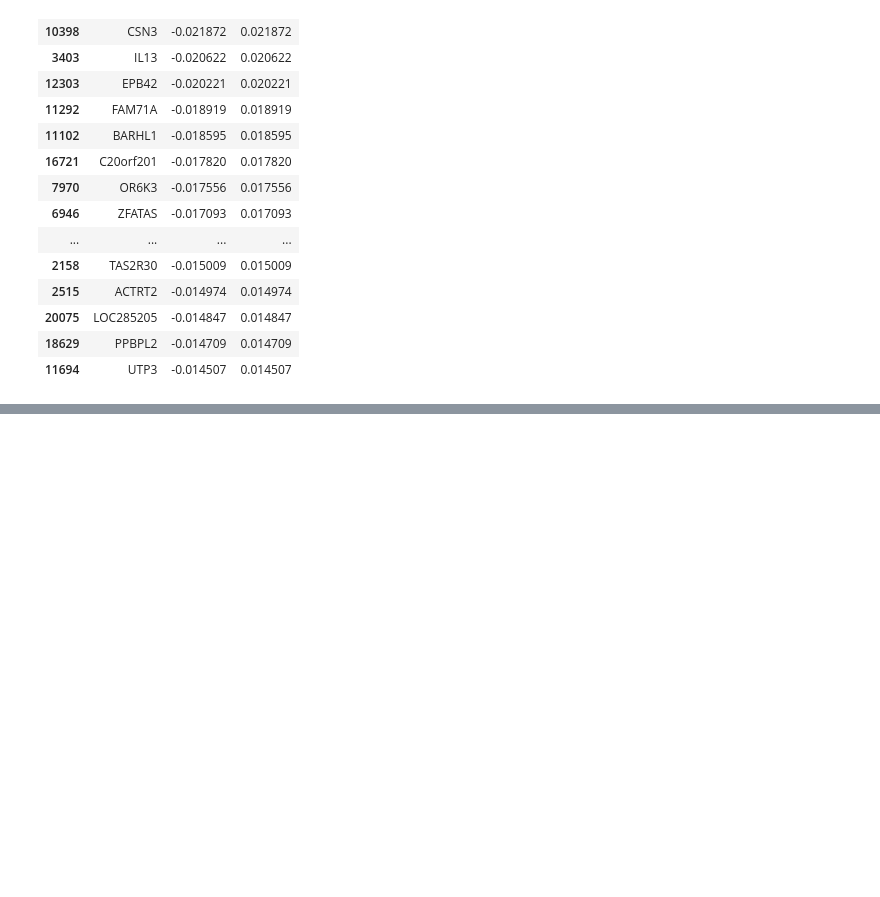
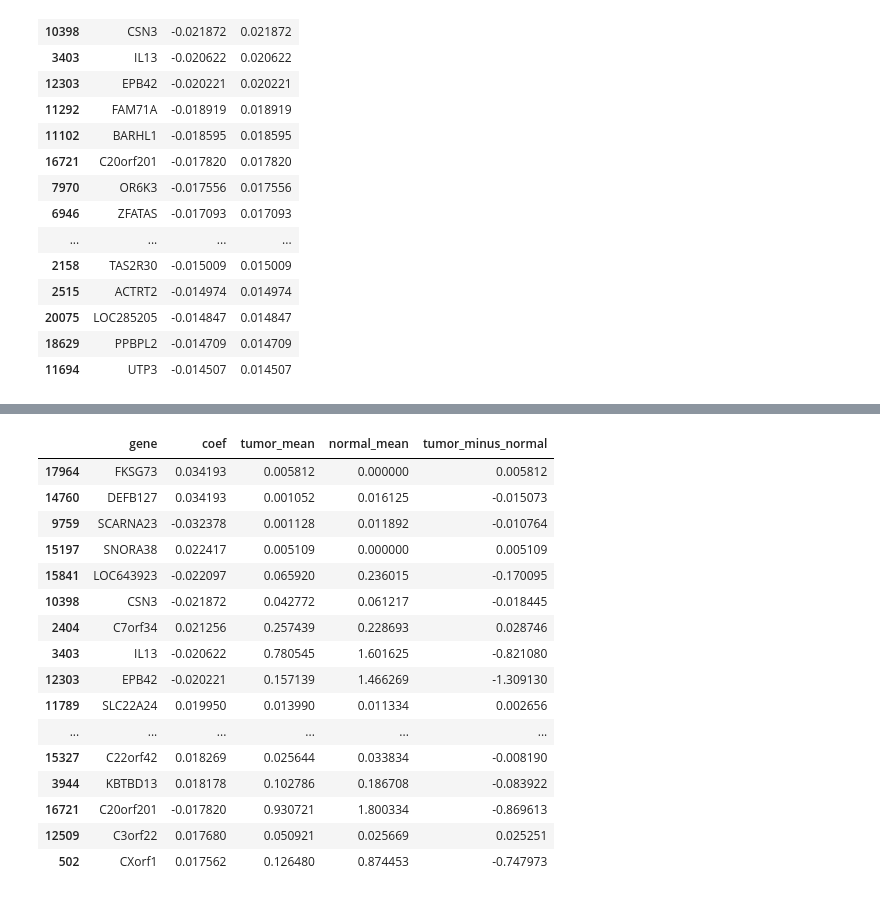
Before and after one commit to aditya-git16/cancer-lab, a Jupyter notebook: notebooks/04_gene_importance.ipynb, the cells around one changed output, grey strips where cells are left out. Saved outputs shown, nothing was run; the diff lists cells and outputs as text; code cells hidden in the pictures; blank space fills up the shorter version.

```diff
--- a/notebooks/04_gene_importance.ipynb
+++ b/notebooks/04_gene_importance.ipynb
@@ -108,0 +150,22 @@ importance.sort_values("abs_coef", ascending=False).to_csv(
+# %%
+gene_report.sort_values("abs_coef", ascending=False).head(20)[
+    ["gene", "coef", "tumor_mean", "normal_mean", "tumor_minus_normal"]
+]
+# %% [output]
+|  | gene | coef | tumor_mean | normal_mean | tumor_minus_normal |
+| 17964 | FKSG73 | 0.034193 | 0.005812 | 0.000000 | 0.005812 |
+| 14760 | DEFB127 | 0.034193 | 0.001052 | 0.016125 | -0.015073 |
+| 9759 | SCARNA23 | -0.032378 | 0.001128 | 0.011892 | -0.010764 |
+| 15197 | SNORA38 | 0.022417 | 0.005109 | 0.000000 | 0.005109 |
+| 15841 | LOC643923 | -0.022097 | 0.065920 | 0.236015 | -0.170095 |
+| 10398 | CSN3 | -0.021872 | 0.042772 | 0.061217 | -0.018445 |
+| 2404 | C7orf34 | 0.021256 | 0.257439 | 0.228693 | 0.028746 |
+| 3403 | IL13 | -0.020622 | 0.780545 | 1.601625 | -0.821080 |
+| 12303 | EPB42 | -0.020221 | 0.157139 | 1.466269 | -1.309130 |
+| 11789 | SLC22A24 | 0.019950 | 0.013990 | 0.011334 | 0.002656 |
+| ... | ... | ... | ... | ... | ... |
+| 15327 | C22orf42 | 0.018269 | 0.025644 | 0.033834 | -0.008190 |
+| 3944 | KBTBD13 | 0.018178 | 0.102786 | 0.186708 | -0.083922 |
+| 16721 | C20orf201 | -0.017820 | 0.930721 | 1.800334 | -0.869613 |
+| 12509 | C3orf22 | 0.017680 | 0.050921 | 0.025669 | 0.025251 |
+| 502 | CXorf1 | 0.017562 | 0.126480 | 0.874453 | -0.747973 |
```
Also changed, not shown: parts of 10 cells of this notebook.
